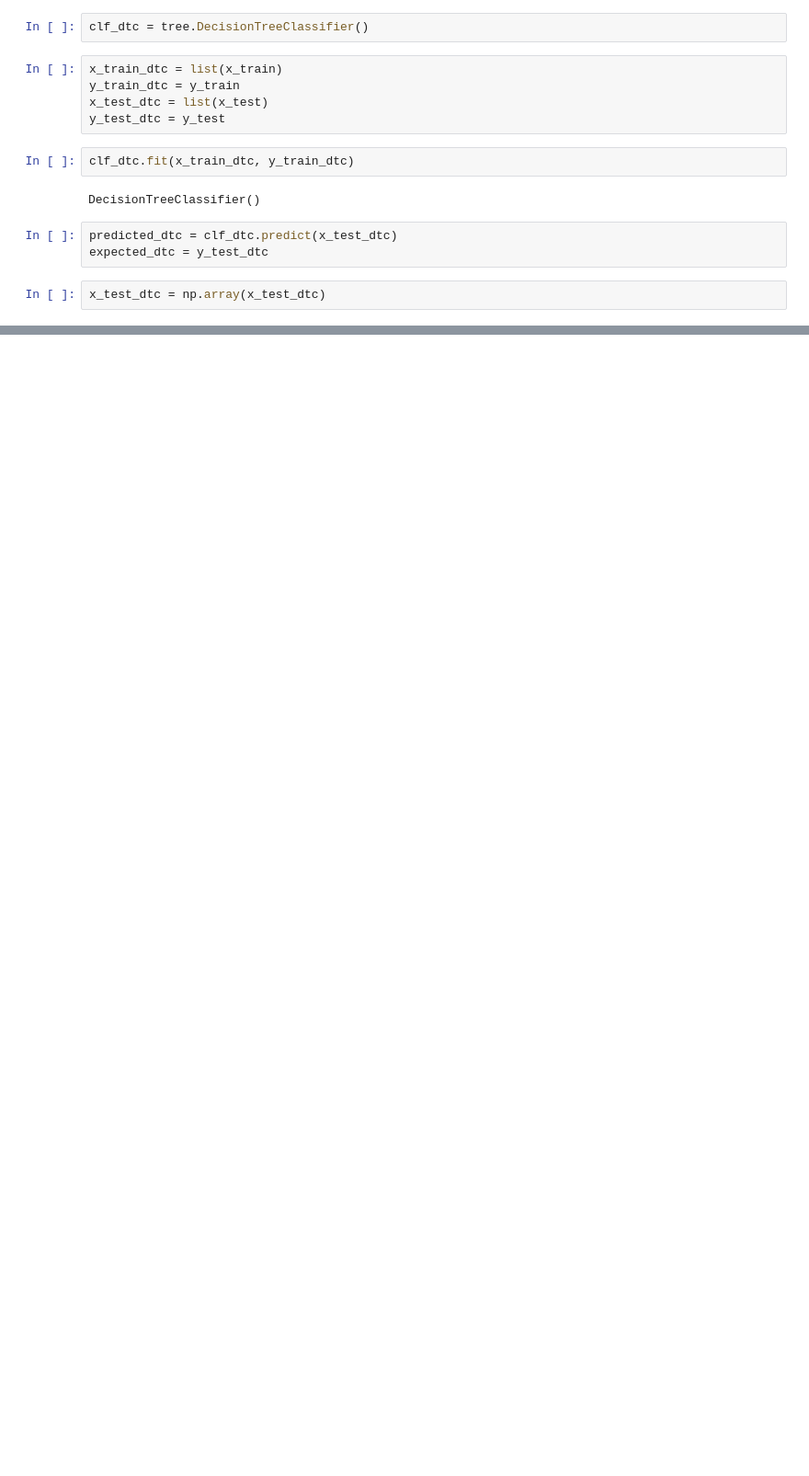
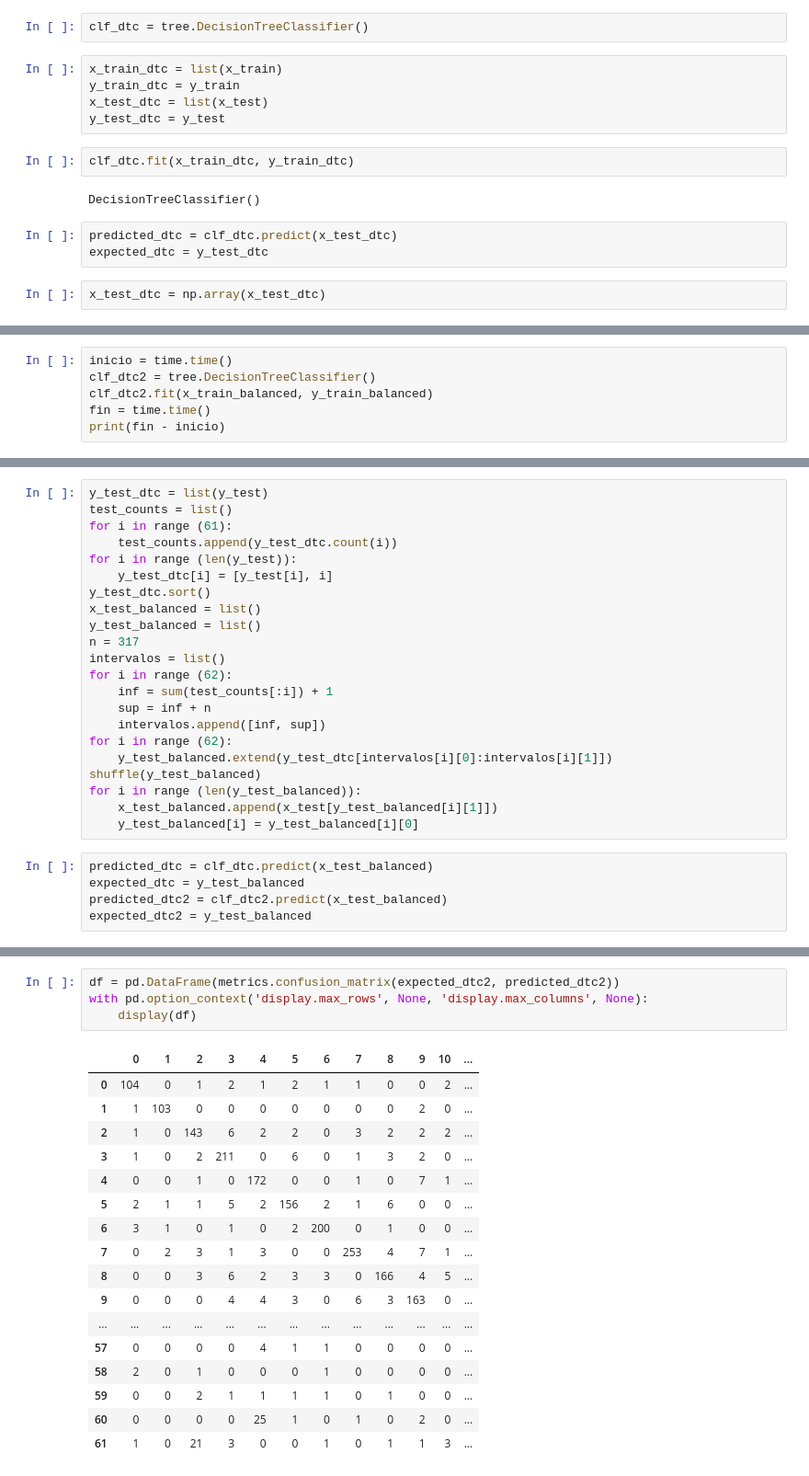
Before and after one commit to vicenteaguero/IMT1001-Data-Science-Project, a Jupyter notebook: Módulos/DecisionTree EMNIST.ipynb, the cells around one changed output, grey strips where cells are left out. Shown at 92% size. Cells and saved outputs as stored; diff of their text form; blank space fills up the shorter version.

```diff
--- a/Módulos/DecisionTree EMNIST.ipynb
+++ b/Módulos/DecisionTree EMNIST.ipynb
@@ -69,0 +103,6 @@ array([[3391,    1,   14, ...,    0,    0,    4],
+# %%
+inicio = time.time()
+clf_dtc2 = tree.DecisionTreeClassifier()
+clf_dtc2.fit(x_train_balanced, y_train_balanced)
+fin = time.time()
+print(fin - inicio)
@@ -69,0 +111,27 @@ array([[3391,    1,   14, ...,    0,    0,    4],
+# %%
+y_test_dtc = list(y_test)
+test_counts = list()
+for i in range (61):
+    test_counts.append(y_test_dtc.count(i))
+for i in range (len(y_test)):
+    y_test_dtc[i] = [y_test[i], i]
+y_test_dtc.sort()
+x_test_balanced = list()
+y_test_balanced = list()
+n = 317
+intervalos = list()
+for i in range (62):
+    inf = sum(test_counts[:i]) + 1
+    sup = inf + n
+    intervalos.append([inf, sup])
+for i in range (62):
+    y_test_balanced.extend(y_test_dtc[intervalos[i][0]:intervalos[i][1]])
+shuffle(y_test_balanced)
+for i in range (len(y_test_balanced)):
+    x_test_balanced.append(x_test[y_test_balanced[i][1]])
+    y_test_balanced[i] = y_test_balanced[i][0]
+# %%
+predicted_dtc = clf_dtc.predict(x_test_balanced)
+expected_dtc = y_test_balanced
+predicted_dtc2 = clf_dtc2.predict(x_test_balanced)
+expected_dtc2 = y_test_balanced
@@ -69,0 +158,22 @@ array([[3391,    1,   14, ...,    0,    0,    4],
+# %%
+df = pd.DataFrame(metrics.confusion_matrix(expected_dtc2, predicted_dtc2))
+with pd.option_context('display.max_rows', None, 'display.max_columns', None):
+    display(df)
+# %% [output]
+|  | 0 | 1 | 2 | 3 | 4 | 5 | 6 | 7 | 8 | 9 | 10 | ... |
+| 0 | 104 | 0 | 1 | 2 | 1 | 2 | 1 | 1 | 0 | 0 | 2 | ... |
+| 1 | 1 | 103 | 0 | 0 | 0 | 0 | 0 | 0 | 0 | 2 | 0 | ... |
+| 2 | 1 | 0 | 143 | 6 | 2 | 2 | 0 | 3 | 2 | 2 | 2 | ... |
+| 3 | 1 | 0 | 2 | 211 | 0 | 6 | 0 | 1 | 3 | 2 | 0 | ... |
+| 4 | 0 | 0 | 1 | 0 | 172 | 0 | 0 | 1 | 0 | 7 | 1 | ... |
+| 5 | 2 | 1 | 1 | 5 | 2 | 156 | 2 | 1 | 6 | 0 | 0 | ... |
+| 6 | 3 | 1 | 0 | 1 | 0 | 2 | 200 | 0 | 1 | 0 | 0 | ... |
+| 7 | 0 | 2 | 3 | 1 | 3 | 0 | 0 | 253 | 4 | 7 | 1 | ... |
+| 8 | 0 | 0 | 3 | 6 | 2 | 3 | 3 | 0 | 166 | 4 | 5 | ... |
+| 9 | 0 | 0 | 0 | 4 | 4 | 3 | 0 | 6 | 3 | 163 | 0 | ... |
+| ... | ... | ... | ... | ... | ... | ... | ... | ... | ... | ... | ... | ... |
+| 57 | 0 | 0 | 0 | 0 | 4 | 1 | 1 | 0 | 0 | 0 | 0 | ... |
+| 58 | 2 | 0 | 1 | 0 | 0 | 0 | 1 | 0 | 0 | 0 | 0 | ... |
+| 59 | 0 | 0 | 2 | 1 | 1 | 1 | 1 | 0 | 1 | 0 | 0 | ... |
+| 60 | 0 | 0 | 0 | 0 | 25 | 1 | 0 | 1 | 0 | 2 | 0 | ... |
+| 61 | 1 | 0 | 21 | 3 | 0 | 0 | 1 | 0 | 1 | 1 | 3 | ... |
```
Also changed, not shown: parts of 9 cells of this notebook, 26 other files.
